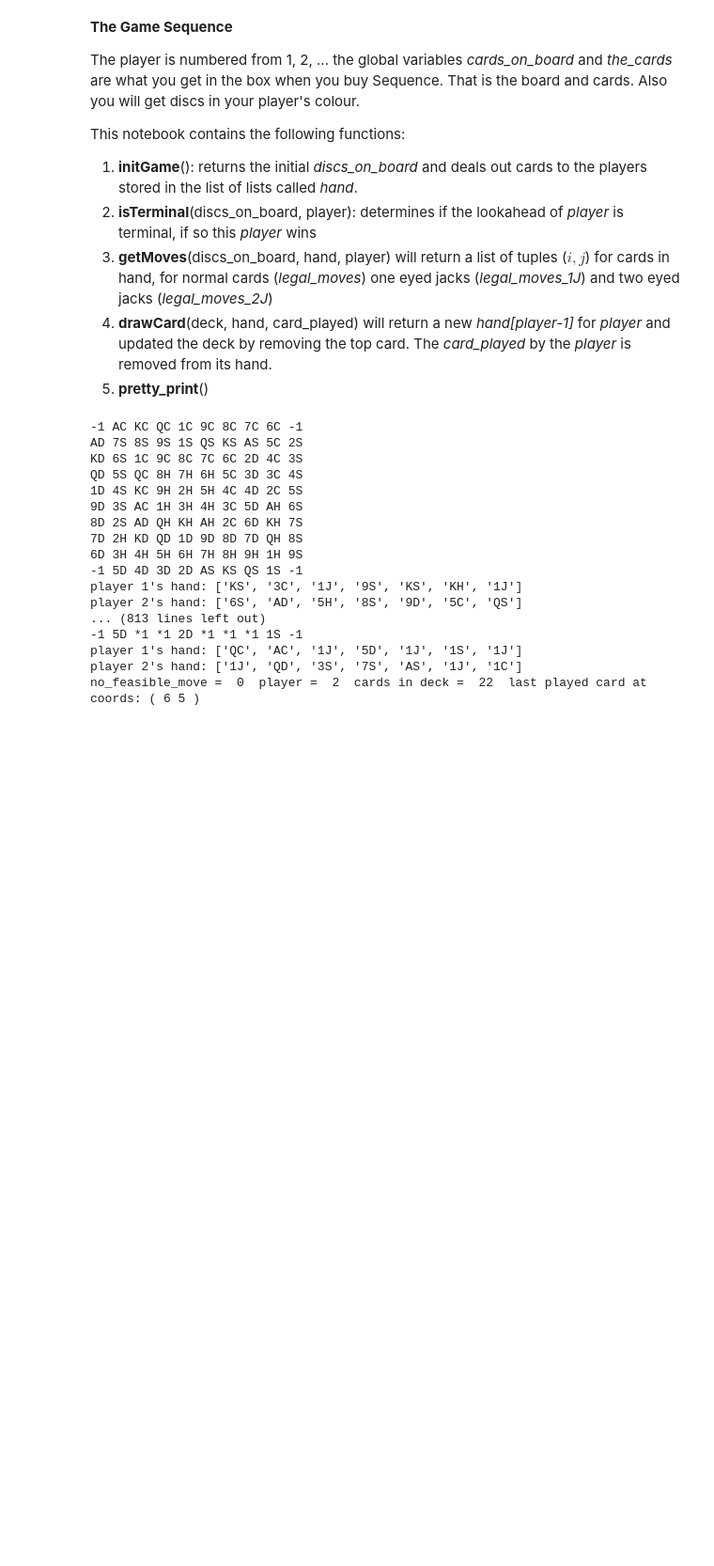
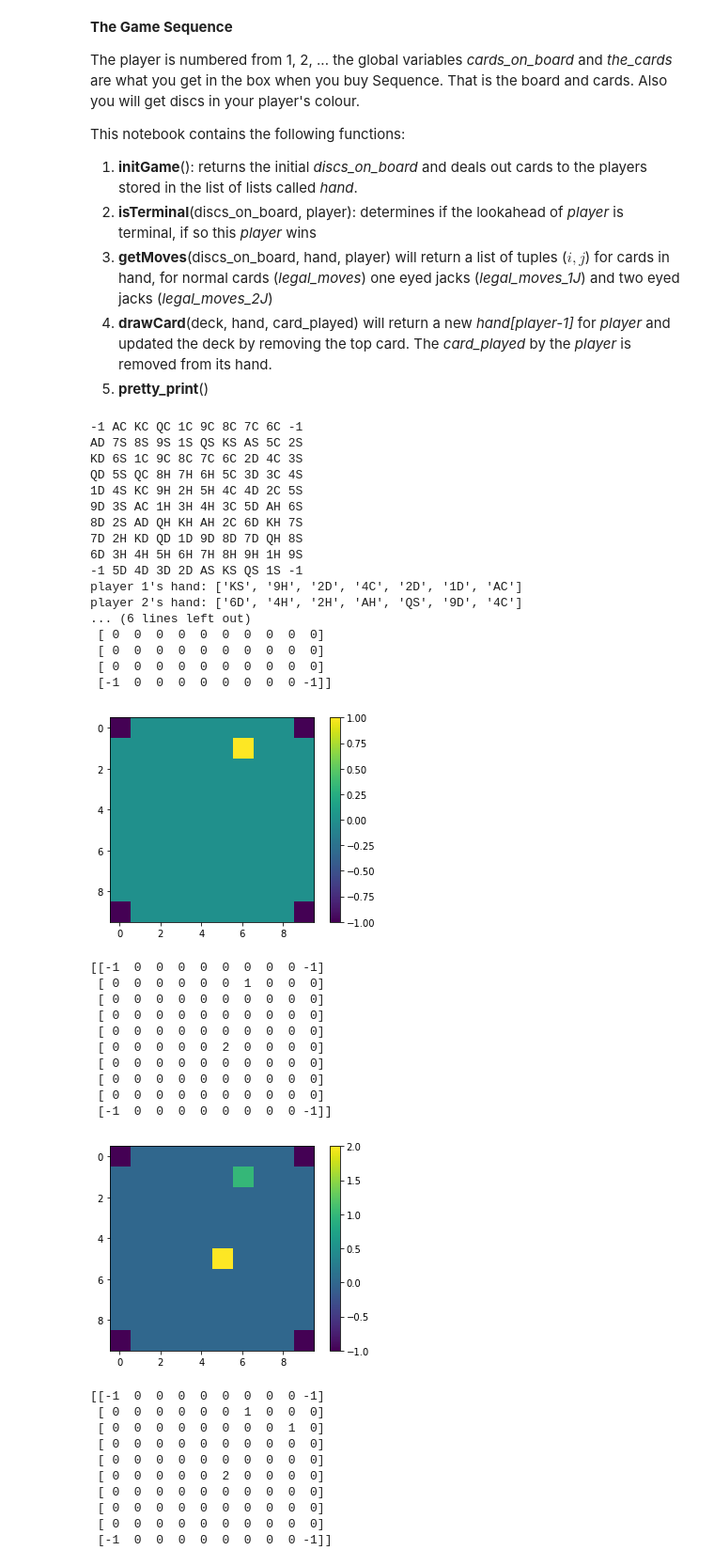
Before and after one commit to Culmenus/Teymi5-TV2, a Jupyter notebook: verk3/Sequence.ipynb, the cells around one changed output. Shown at 94% size. Drawn from its saved outputs; the diff is of its cells as text; code cells hidden in the pictures; blank space fills up the shorter version.

Commit message:
isTerminal er lagað þetta ætti allt að virka núna eins og í OG ipynb

```diff
--- a/verk3/Sequence.ipynb
+++ b/verk3/Sequence.ipynb
@@ -69,7 +86,7 @@ the_cards = ['AC','2C','3C','4C','5C','6C','7C','8C','9C','1C','QC','KC',
              'AS','2S','3S','4S','5S','6S','7S','8S','9S','1S','QS','KS',
              'AD','2D','3D','4D','5D','6D','7D','8D','9D','1D','QD','KD',
              'AH','2H','3H','4H','5H','6H','7H','8H','9H','1H','QH','KH',
-             '1J','1J','1J','1J','2J','2J','2J','2J']
+             '1J','2J']
 cards_on_board = np.matrix([[-1, 0,11,10, 9, 8, 7, 6, 5,-1],
                             [24,18,19,20,21,22,23,12, 4,13],
                             [35,17, 9, 8, 7, 6, 5,25, 3,14],
@@ -148,6 +165,18 @@ def drawCard(deck, hand, card_played, debug = False):
       raise
     if debug:
       print("Hand after change", hand)
+  else:
+    i = np.where(hand == card_played) # find location of card played in hand
+    if debug:
+      print("Hand before change",hand)
+    if len(i) > 0:
+      hand = np.delete(hand, i[0][0]) # set invalid card
+    else:
+      print("drawCard, could not find this cards in the current hand?!")
+      raise
+    if debug:
+      print("Hand after change", hand)
+
   return deck, hand
 # %%
 # random game player to the end!
@@ -174,39 +203,65 @@ while True:
   elif len(legal_moves_2J) > 0:
     k = np.random.choice(range(len(legal_moves_2J)),1)
     disc = player
     played_card = 49
   else:
     print("Don't have a legal move for player (can this really happen?): ", player)
     disc = -1
     no_feasible_move += 1
   if disc >= 0:
     no_feasible_move = 0
     # now lets place or remove a disc on the board
     discs_on_board[i,j] = disc
     # now we need to draw a new card
     deck, hand[player-1] = drawCard(deck, hand[player-1], played_card)
     # lets pretty print this new state og the game
-    pretty_print(discs_on_board, hand)
-  if (no_feasible_move == n) | (len(deck) == 0) | (True == isTerminal(discs_on_board, player)):
+    #pretty_print(discs_on_board, hand)
+    print(discs_on_board)
+    plt.imshow(discs_on_board)
+    plt.colorbar()
+    plt.show()
+  if (no_feasible_move == n) | (len(deck) == 0) | (True == isTerminal(discs_on_board, player, n)):
     # Bætti við að það prentar út hnitin á síðasta spili sem var spilað. Léttara að finna hvar leikmaðurinn vann.
     print("no_feasible_move = ", no_feasible_move, " player = ", player, " cards in deck = ", len(deck)," last played card at coords: (",i,j,")")
     break
   player = player%n+1 # next player in line
 # %% [output]
 -1 AC KC QC 1C 9C 8C 7C 6C -1
 AD 7S 8S 9S 1S QS KS AS 5C 2S
 KD 6S 1C 9C 8C 7C 6C 2D 4C 3S
 QD 5S QC 8H 7H 6H 5C 3D 3C 4S
 1D 4S KC 9H 2H 5H 4C 4D 2C 5S
 9D 3S AC 1H 3H 4H 3C 5D AH 6S
 8D 2S AD QH KH AH 2C 6D KH 7S
 7D 2H KD QD 1D 9D 8D 7D QH 8S
 6D 3H 4H 5H 6H 7H 8H 9H 1H 9S
 -1 5D 4D 3D 2D AS KS QS 1S -1
-player 1's hand: ['KS', '3C', '1J', '9S', 'KS', 'KH', '1J']
-player 2's hand: ['6S', 'AD', '5H', '8S', '9D', '5C', 'QS']
-... (813 lines left out)
--1 5D *1 *1 2D *1 *1 *1 1S -1
-player 1's hand: ['QC', 'AC', '1J', '5D', '1J', '1S', '1J']
-player 2's hand: ['1J', 'QD', '3S', '7S', 'AS', '1J', '1C']
-no_feasible_move =  0  player =  2  cards in deck =  22  last played card at coords: ( 6 5 )
+player 1's hand: ['KS', '9H', '2D', '4C', '2D', '1D', 'AC']
+player 2's hand: ['6D', '4H', '2H', 'AH', 'QS', '9D', '4C']
+... (6 lines left out)
+ [ 0  0  0  0  0  0  0  0  0  0]
+ [ 0  0  0  0  0  0  0  0  0  0]
+ [ 0  0  0  0  0  0  0  0  0  0]
+ [-1  0  0  0  0  0  0  0  0 -1]]
+[figure, added]
+[[-1  0  0  0  0  0  0  0  0 -1]
+ [ 0  0  0  0  0  0  1  0  0  0]
+ [ 0  0  0  0  0  0  0  0  0  0]
+ [ 0  0  0  0  0  0  0  0  0  0]
+ [ 0  0  0  0  0  0  0  0  0  0]
+ [ 0  0  0  0  0  2  0  0  0  0]
+ [ 0  0  0  0  0  0  0  0  0  0]
+ [ 0  0  0  0  0  0  0  0  0  0]
+ [ 0  0  0  0  0  0  0  0  0  0]
+ [-1  0  0  0  0  0  0  0  0 -1]]
+[figure, added]
+[[-1  0  0  0  0  0  0  0  0 -1]
+ [ 0  0  0  0  0  0  1  0  0  0]
+ [ 0  0  0  0  0  0  0  0  1  0]
+ [ 0  0  0  0  0  0  0  0  0  0]
+ [ 0  0  0  0  0  0  0  0  0  0]
+ [ 0  0  0  0  0  2  0  0  0  0]
+ [ 0  0  0  0  0  0  0  0  0  0]
+ [ 0  0  0  0  0  0  0  0  0  0]
+ [ 0  0  0  0  0  0  0  0  0  0]
+ [-1  0  0  0  0  0  0  0  0 -1]]
```
Also changed, not shown: parts of 3 cells of this notebook, 2 other files.
